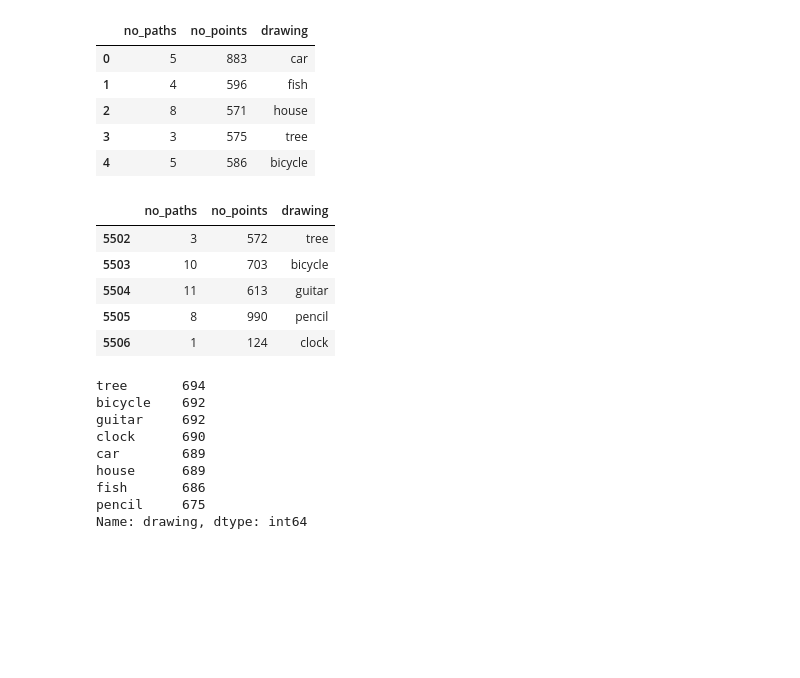
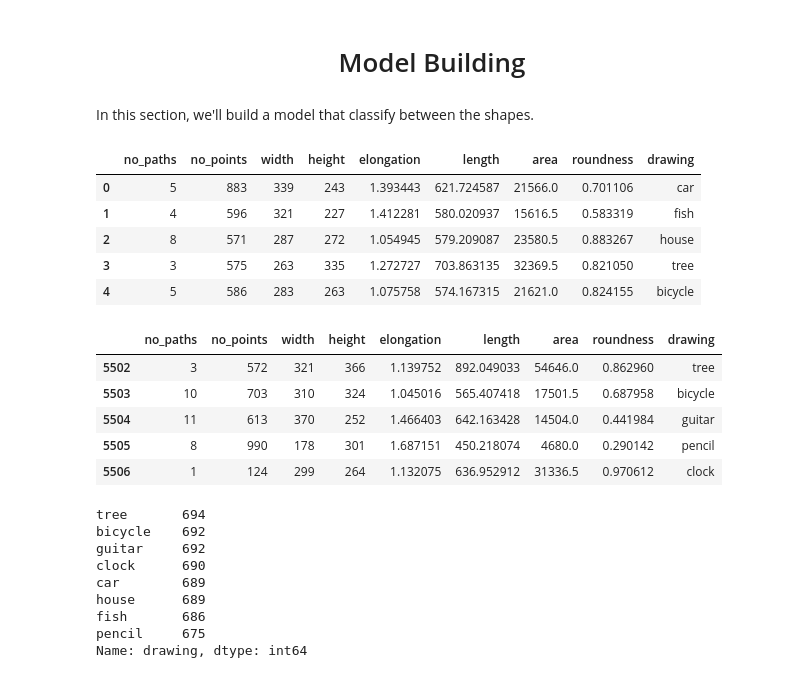
Before and after one commit to s7yby02/Drawing-App, a Jupyter notebook: ML_approach/Model.ipynb, the cells around one changed output. Drawn from its saved outputs; the diff is of its cells as text; code cells hidden in the pictures; blank space fills up the shorter version.

Commit message:
model saved

```diff
--- a/ML_approach/Model.ipynb
+++ b/ML_approach/Model.ipynb
@@ -1,24 +1,28 @@
+# %% [markdown]
+# <center>Model Building</center>
+# %% [markdown]
+In this section, we'll build a model that classify between the shapes.
 # %%
 import pandas as pd
 # %%
-df = pd.read_csv('newdata\\csv\\newdata.csv')
+df = pd.read_csv('../newdata/csv/data.csv')
 df.head()
 # %% [output]
-|  | no_paths | no_points | drawing |
-| 0 | 5 | 883 | car |
-| 1 | 4 | 596 | fish |
-| 2 | 8 | 571 | house |
-| 3 | 3 | 575 | tree |
-| 4 | 5 | 586 | bicycle |
+|  | no_paths | no_points | width | height | elongation | length | area | roundness | drawing |
+| 0 | 5 | 883 | 339 | 243 | 1.393443 | 621.724587 | 21566.0 | 0.701106 | car |
+| 1 | 4 | 596 | 321 | 227 | 1.412281 | 580.020937 | 15616.5 | 0.583319 | fish |
+| 2 | 8 | 571 | 287 | 272 | 1.054945 | 579.209087 | 23580.5 | 0.883267 | house |
+| 3 | 3 | 575 | 263 | 335 | 1.272727 | 703.863135 | 32369.5 | 0.821050 | tree |
+| 4 | 5 | 586 | 283 | 263 | 1.075758 | 574.167315 | 21621.0 | 0.824155 | bicycle |
 # %%
 df.tail()
 # %% [output]
-|  | no_paths | no_points | drawing |
-| 5502 | 3 | 572 | tree |
-| 5503 | 10 | 703 | bicycle |
-| 5504 | 11 | 613 | guitar |
-| 5505 | 8 | 990 | pencil |
-| 5506 | 1 | 124 | clock |
+|  | no_paths | no_points | width | height | elongation | length | area | roundness | drawing |
+| 5502 | 3 | 572 | 321 | 366 | 1.139752 | 892.049033 | 54646.0 | 0.862960 | tree |
+| 5503 | 10 | 703 | 310 | 324 | 1.045016 | 565.407418 | 17501.5 | 0.687958 | bicycle |
+| 5504 | 11 | 613 | 370 | 252 | 1.466403 | 642.163428 | 14504.0 | 0.441984 | guitar |
+| 5505 | 8 | 990 | 178 | 301 | 1.687151 | 450.218074 | 4680.0 | 0.290142 | pencil |
+| 5506 | 1 | 124 | 299 | 264 | 1.132075 | 636.952912 | 31336.5 | 0.970612 | clock |
 # %%
 df['drawing'].value_counts()
 # %% [output]
```
Also changed, not shown: parts of 25 cells of this notebook, 31 other files.
